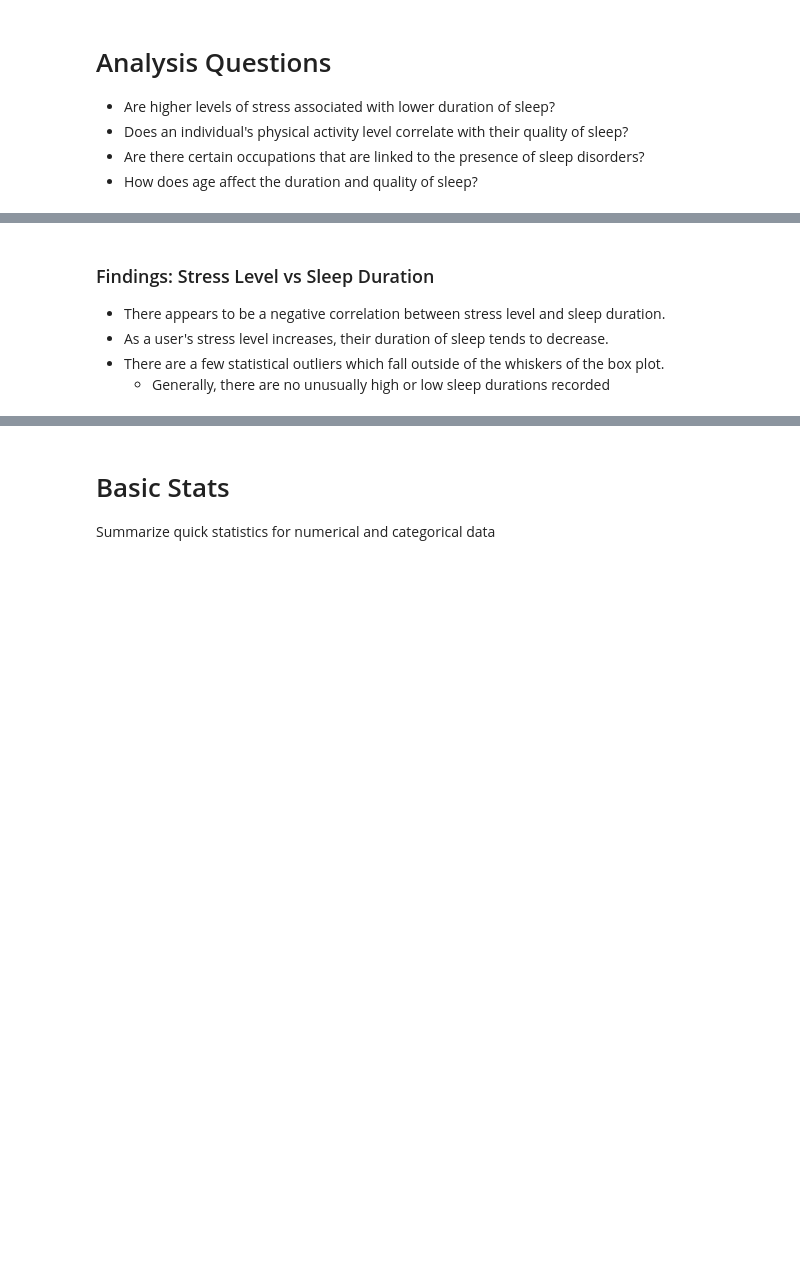
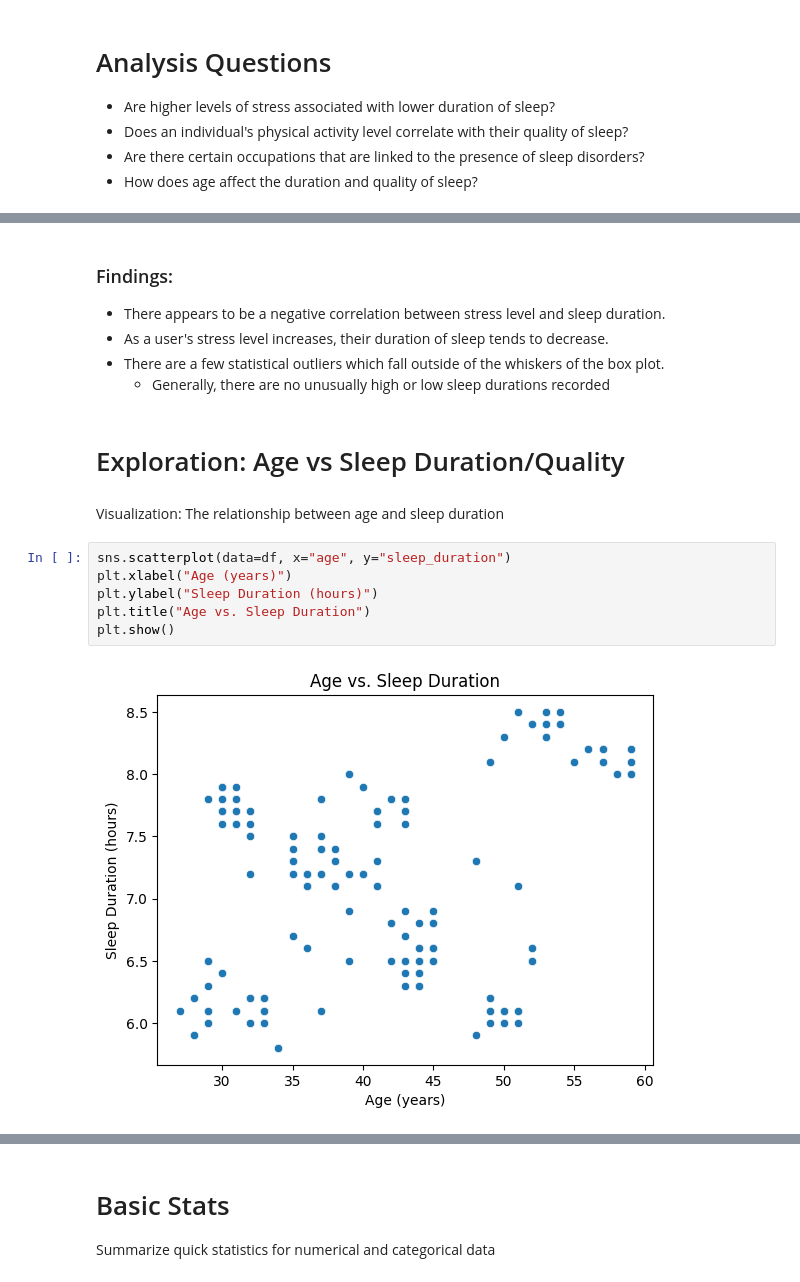
Before and after one commit to shamitsoni/Sleep-Health, a Jupyter notebook: notebooks/eda.ipynb, the cells around one changed output, grey strips where cells are left out. Drawn from its saved outputs; the diff is of its cells as text; blank space fills up the shorter version.

Commit message:
Age vs sleep analysis
- Create visualizations for age vs. sleep duration and quality
- Summarize general findings of the visualizations

```diff
--- a/notebooks/eda.ipynb
+++ b/notebooks/eda.ipynb
@@ -97,8 +95,20 @@ plt.show()
 # %% [output]
 [figure]
 # %% [markdown]
-### Findings: Stress Level vs Sleep Duration
+### Findings:
 - There appears to be a negative correlation between stress level and sleep duration.
 - As a user's stress level increases, their duration of sleep tends to decrease.
 - There are a few statistical outliers which fall outside of the whiskers of the box plot.
     - Generally, there are no unusually high or low sleep durations recorded
+# %% [markdown]
+# Exploration: Age vs Sleep Duration/Quality
+# %% [markdown]
+Visualization: The relationship between age and sleep duration
+# %%
+sns.scatterplot(data=df, x="age", y="sleep_duration")
+plt.xlabel("Age (years)")
+plt.ylabel("Sleep Duration (hours)")
+plt.title("Age vs. Sleep Duration")
+plt.show()
+# %% [output]
+[figure, added]
```
Also changed, not shown: parts of 9 cells of this notebook.
